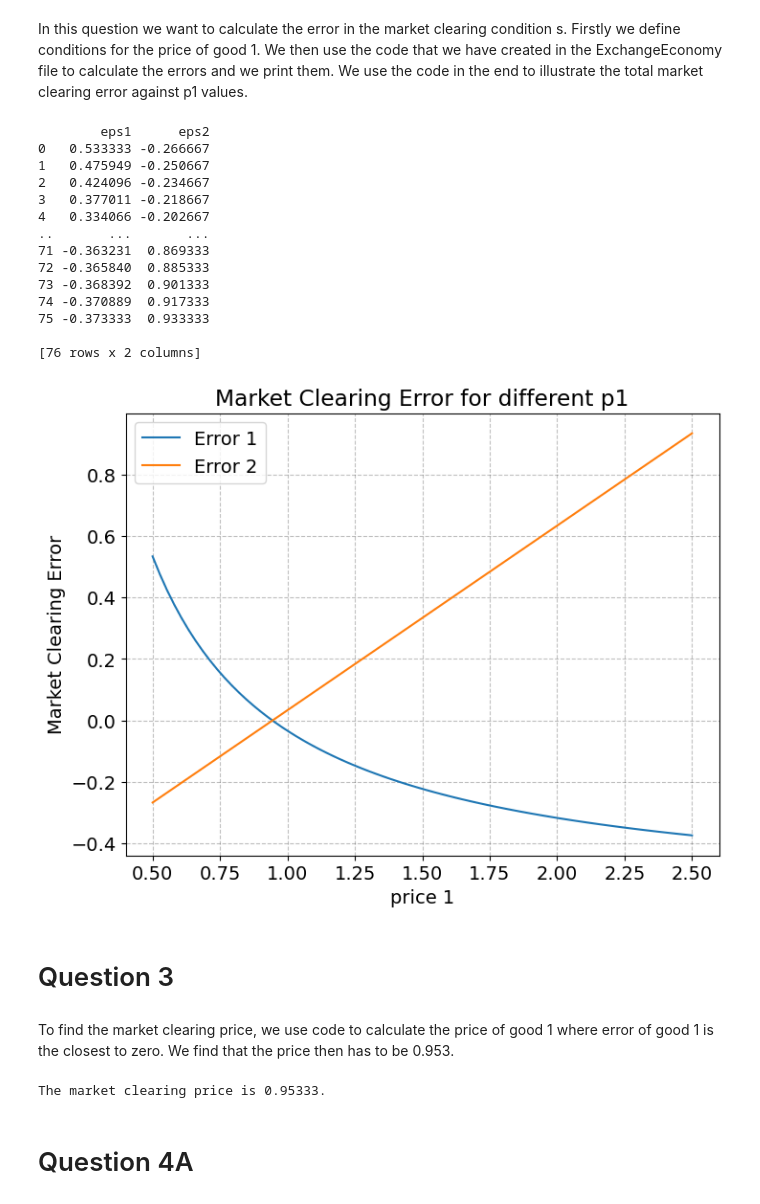
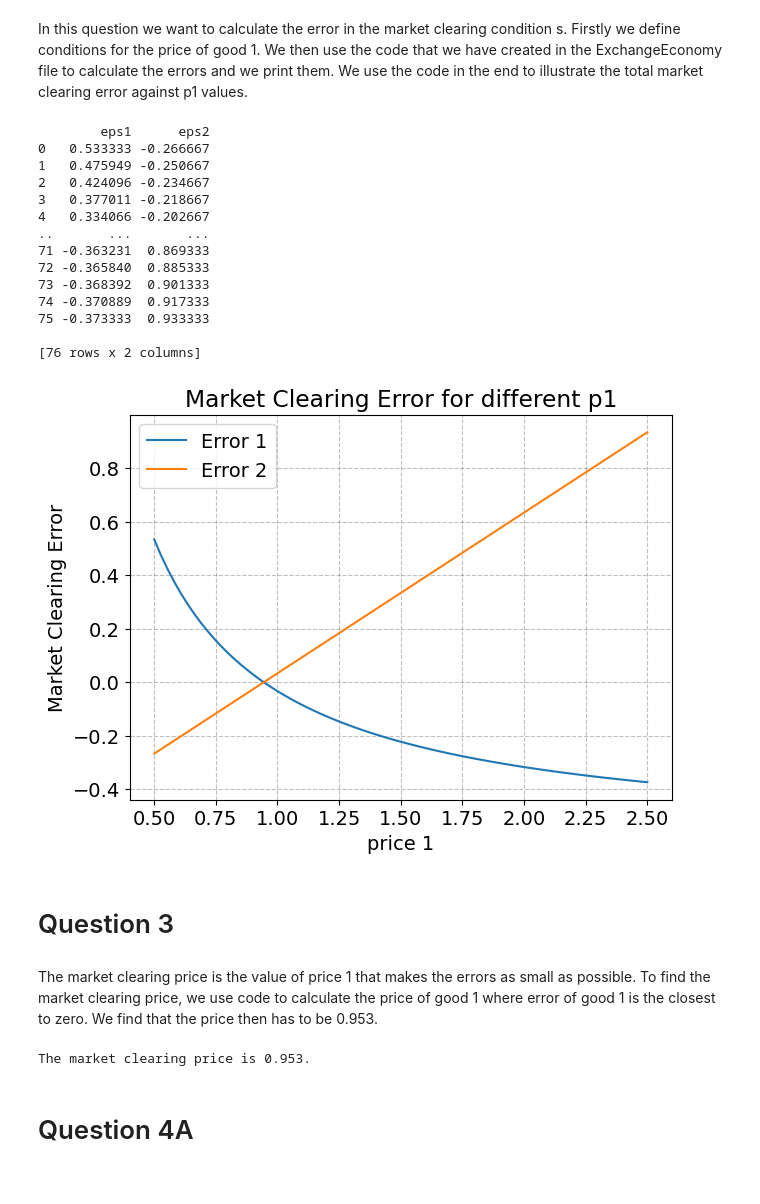
Before and after one commit to NumEconCopenhagen/projects-2024-malik-og-mads, a Jupyter notebook: inauguralproject/InauguralProject2024.ipynb, the cells around one changed output. Saved outputs shown, nothing was run; the diff lists cells and outputs as text; code cells hidden in the pictures.

```diff
--- a/inauguralproject/InauguralProject2024.ipynb
+++ b/inauguralproject/InauguralProject2024.ipynb
@@ -117,39 +117,39 @@ eps2 = [x[1] for x in errors]
 import pandas as pd
 
 # 4. Creating dataframe:
 df = pd.DataFrame(errors, columns=['eps1', 'eps2'])
 print(df)
 
 # Plotting the total market clearing error against p1 values
-plt.figure(figsize=(8, 6))
+plt.figure(figsize=(7, 5))
 plt.plot(p1, eps1, label='Error 1')
 plt.plot(p1, eps2, label='Error 2')
 plt.xlabel('price 1')
 plt.ylabel('Market Clearing Error')
 plt.title('Market Clearing Error for different p1')
 plt.legend()
 plt.grid(True)
 plt.show()
 # %% [output]
         eps1      eps2
 0   0.533333 -0.266667
 1   0.475949 -0.250667
 2   0.424096 -0.234667
 3   0.377011 -0.218667
 4   0.334066 -0.202667
 ..       ...       ...
 71 -0.363231  0.869333
 72 -0.365840  0.885333
 73 -0.368392  0.901333
 74 -0.370889  0.917333
 75 -0.373333  0.933333
 
 [76 rows x 2 columns]
-[figure, old version]
+[figure, new version]
 # %% [markdown]
 # Question 3
 # %% [markdown]
-To find the market clearing price, we use code to calculate the price of good 1 where error of good 1 is the closest to zero. We find that the price then has to be 0.953.
+The market clearing price is the value of price 1 that makes the errors as small as possible. To find the market clearing price, we use code to calculate the price of good 1 where error of good 1 is the closest to zero. We find that the price then has to be 0.953.
 # %%
 # 1. EPS close to zero
 eps_zero = np.abs(eps1).argmin()
@@ -159,8 +159,8 @@ market_clearing_price = p1[eps_zero]
 
 
 # 4. Print the market clearing price
-print(f"The market clearing price is {market_clearing_price:.5f}.")
+print(f"The market clearing price is {market_clearing_price:.3f}.")
 # %% [output]
-The market clearing price is 0.95333.
+The market clearing price is 0.953.
 # %% [markdown]
 # Question 4A
```
